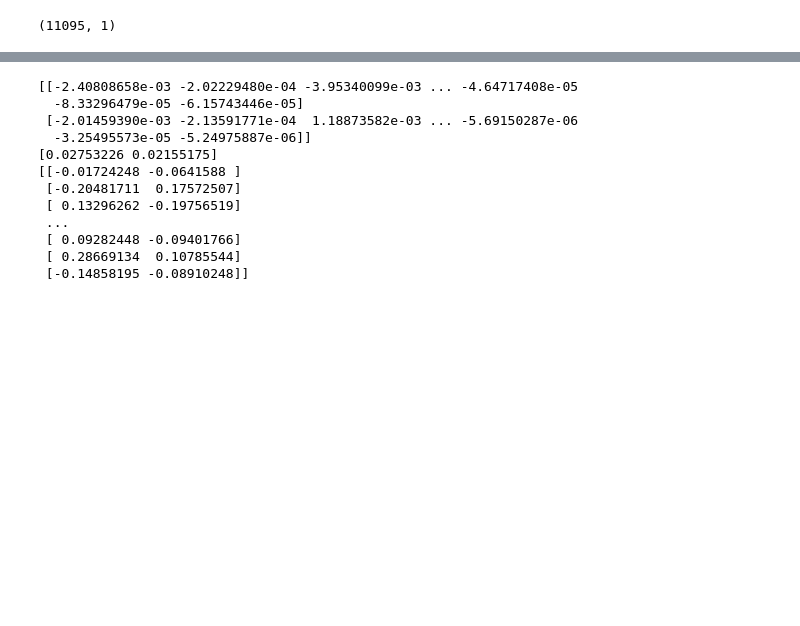
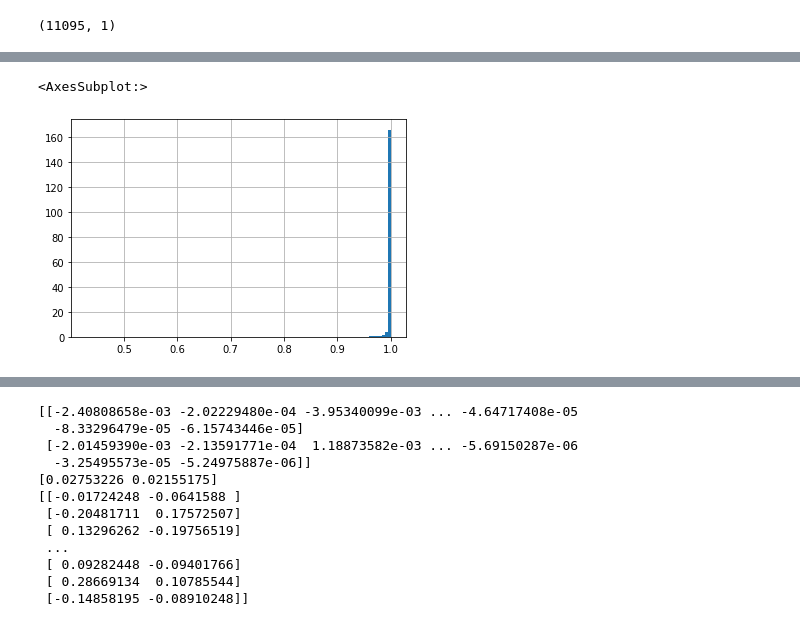
Before and after one commit to yy96/cs5228_project_MARS, a Jupyter notebook: notebooks/2. yy-feature-engineering.ipynb, the cells around one changed output, grey strips where cells are left out. Drawn from its saved outputs; the diff is of its cells as text; code cells hidden in the pictures; blank space fills up the shorter version.

```diff
--- a/notebooks/2. yy-feature-engineering.ipynb
+++ b/notebooks/2. yy-feature-engineering.ipynb
@@ -267,0 +313,5 @@ print(df_description_tfidf.shape)
+# %%
+(df_description_transformed.isnull().sum()/len(df_description_transformed)).hist(bins=100, density=True)
+# %% [output]
+<AxesSubplot:>
+[figure, added]
```
Also changed, not shown: parts of 13 cells of this notebook.
